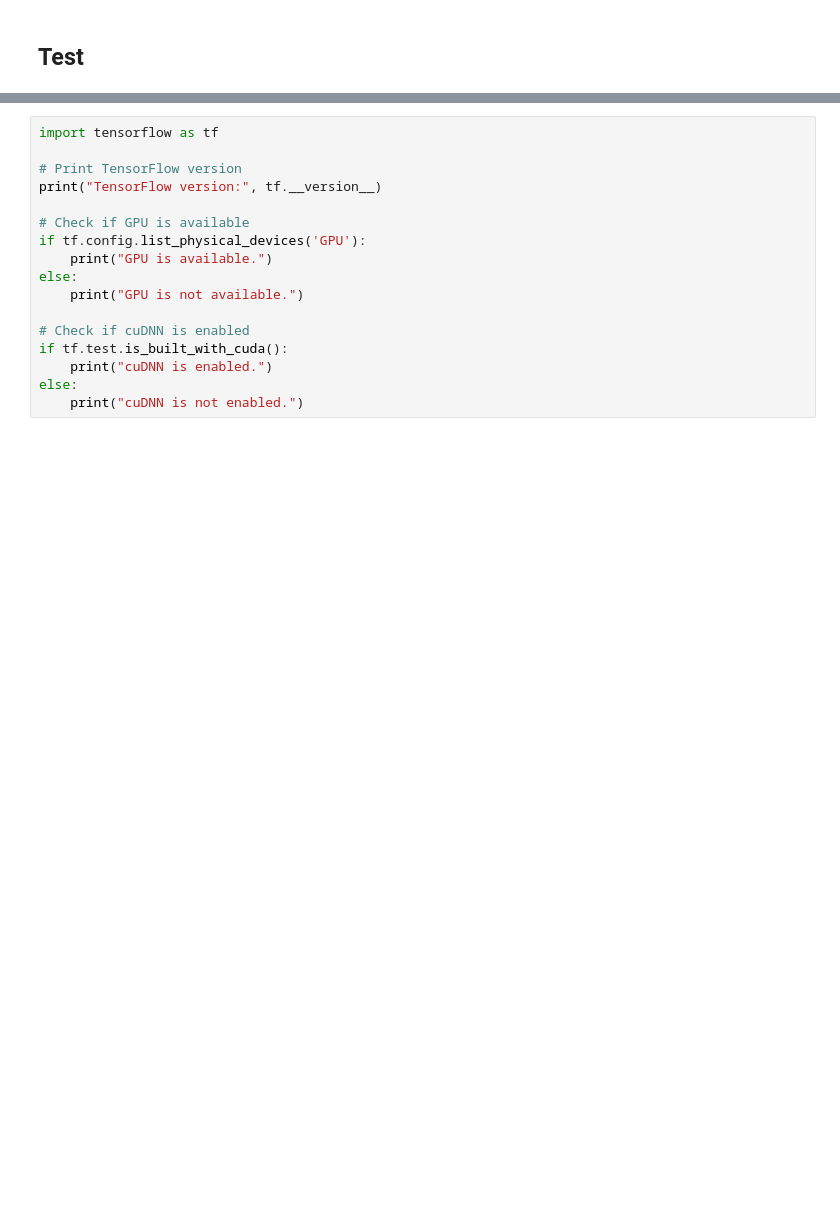
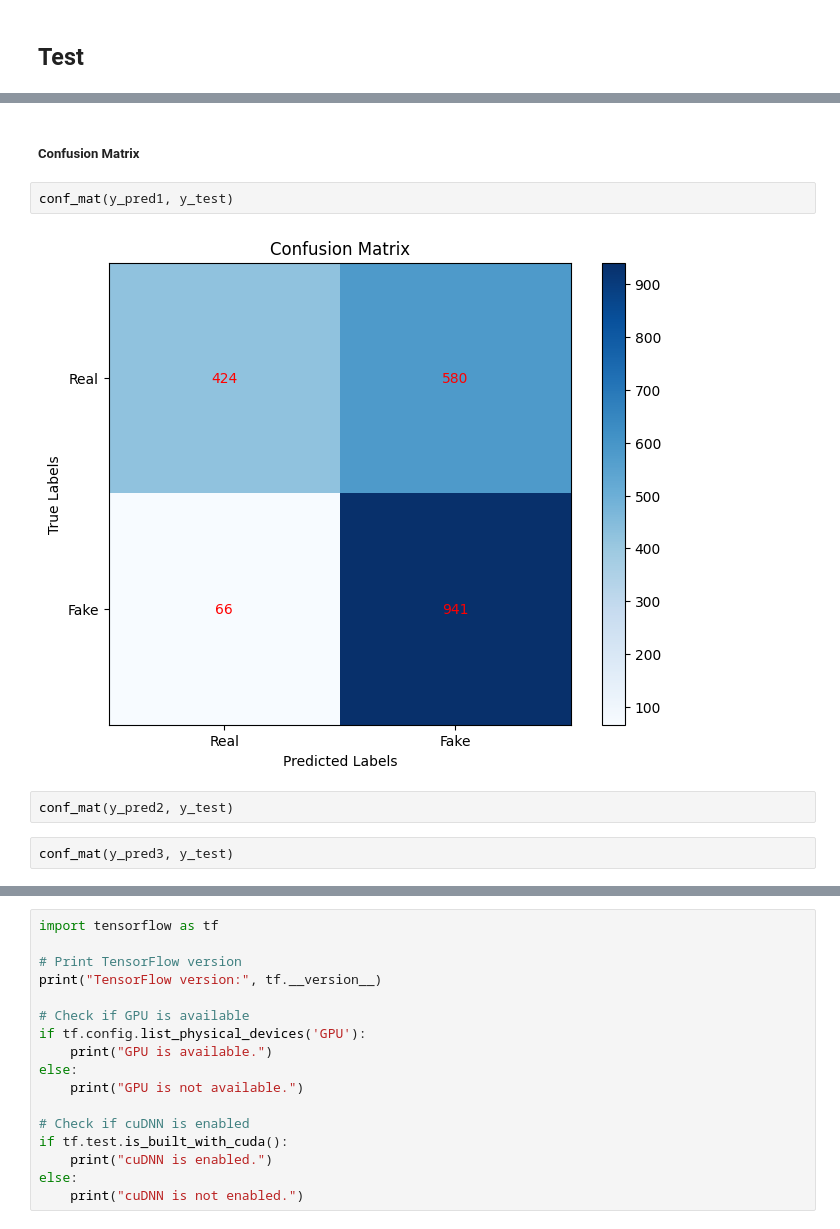
Before and after one commit to rohan8980/DeepGuard, a Jupyter notebook: Notebooks/Data Modelling.ipynb, the cells around one changed output, grey strips where cells are left out. Saved outputs shown, nothing was run; the diff lists cells and outputs as text; blank space fills up the shorter version.

```diff
--- a/Notebooks/Data Modelling.ipynb
+++ b/Notebooks/Data Modelling.ipynb
@@ -556,0 +694,10 @@ Confusion Matrix:
+# %% [markdown]
+##### Confusion Matrix
+# %%
+conf_mat(y_pred1, y_test)
+# %% [output]
+[figure, added]
+# %%
+conf_mat(y_pred2, y_test)
+# %%
+conf_mat(y_pred3, y_test)
```
Also changed, not shown: parts of 45 cells of this notebook.
